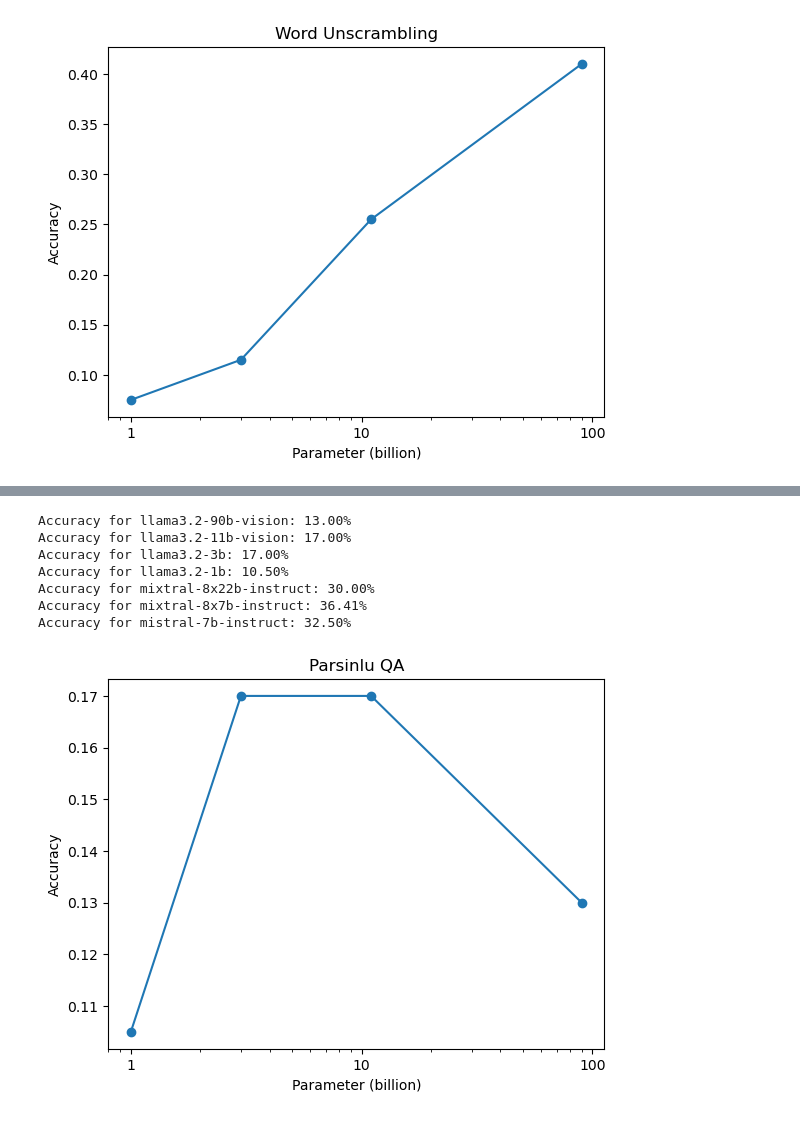
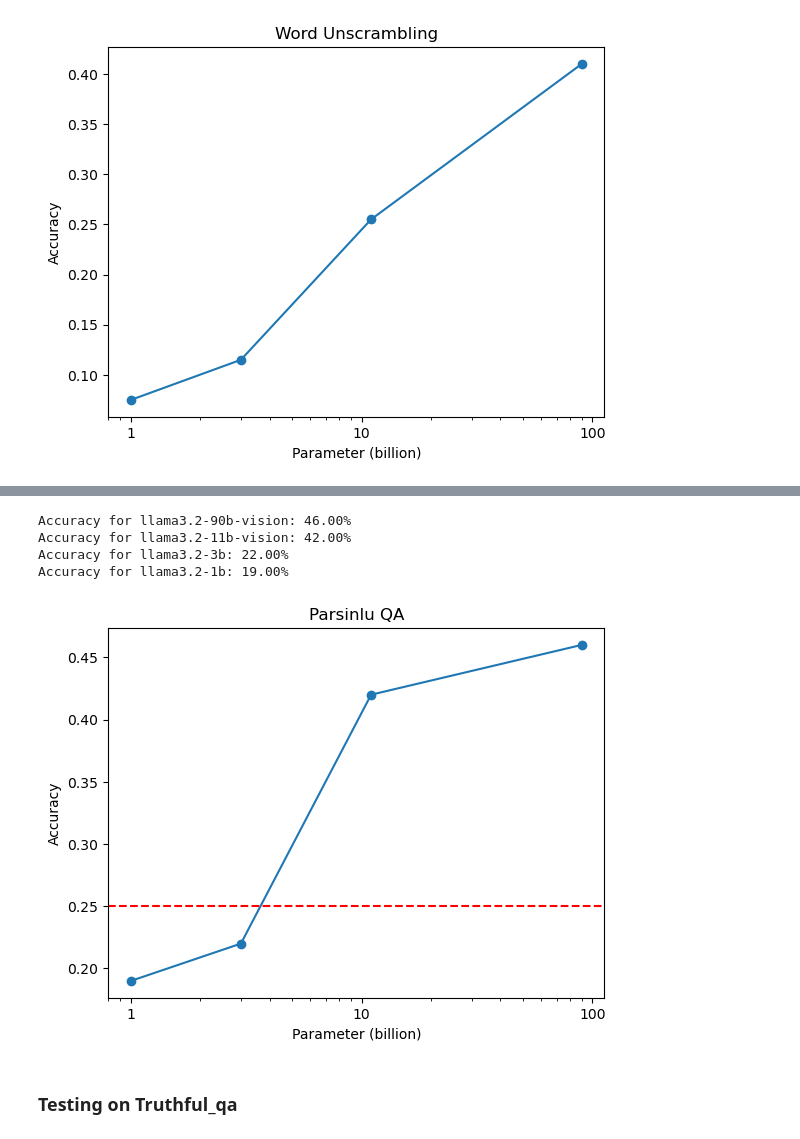
Before and after one commit to ShawnaSong/CS598TZ_24FA, a Jupyter notebook: CS598TZ_llama3test.ipynb, the cells around one changed output, grey strips where cells are left out. Cells and saved outputs as stored; diff of their text form; code cells hidden in the pictures.

```diff
--- a/CS598TZ_llama3test.ipynb
+++ b/CS598TZ_llama3test.ipynb
@@ -634,7 +617,7 @@ def calculate_accuracy(results):
     for result in results:
         for choice in result['target'].keys():
             if result['target'][choice] == 1:
-                if str(result['target'][choice]) in result['generated_text']:
+                if str(choice) in result['generated_text']:
                     correct_count += 1
 
     accuracy = (correct_count / total_count) * 100 if total_count > 0 else 0
@@ -644,28 +627,26 @@ for model, results in all_results.items():
     accuracy = calculate_accuracy(results)
     print(f"Accuracy for {model}: {accuracy:.2f}%")
 # %% [output]
-Accuracy for llama3.2-90b-vision: 13.00%
-Accuracy for llama3.2-11b-vision: 17.00%
-Accuracy for llama3.2-3b: 17.00%
-Accuracy for llama3.2-1b: 10.50%
-Accuracy for mixtral-8x22b-instruct: 30.00%
-Accuracy for mixtral-8x7b-instruct: 36.41%
-Accuracy for mistral-7b-instruct: 32.50%
+Accuracy for llama3.2-90b-vision: 46.00%
+Accuracy for llama3.2-11b-vision: 42.00%
+Accuracy for llama3.2-3b: 22.00%
+Accuracy for llama3.2-1b: 19.00%
 # %%
 import matplotlib.pyplot as plt
 import numpy as np
 from matplotlib.ticker import LogFormatter, LogLocator
 
 x = np.array([1, 3, 11, 90])
-y = [0.105, 0.17, 0.17, 0.13]
+y = [0.19, 0.22, 0.42, 0.46]
 
 plt.plot(x, y, marker='o', linestyle='-')
 plt.xscale('log')
 plt.gca().xaxis.set_major_formatter(LogFormatter(base=10.0, labelOnlyBase=True))
 plt.gca().xaxis.set_minor_locator(LogLocator(base=10.0, subs=np.arange(2, 10) * 0.1, numticks=10))
+plt.axhline(y=0.25, color='red', linestyle='--', label='Baseline: 0.25')
 plt.title("Parsinlu QA")
 plt.xlabel("Parameter (billion)")
 plt.ylabel("Accuracy")
 plt.show()
 # %% [output]
-[figure, old version]
+[figure, new version]
@@ -671,0 +661,2 @@ plt.show()
+# %% [markdown]
+### Testing on Truthful_qa
```
Also changed, not shown: parts of 7 cells of this notebook, 1 other file.
